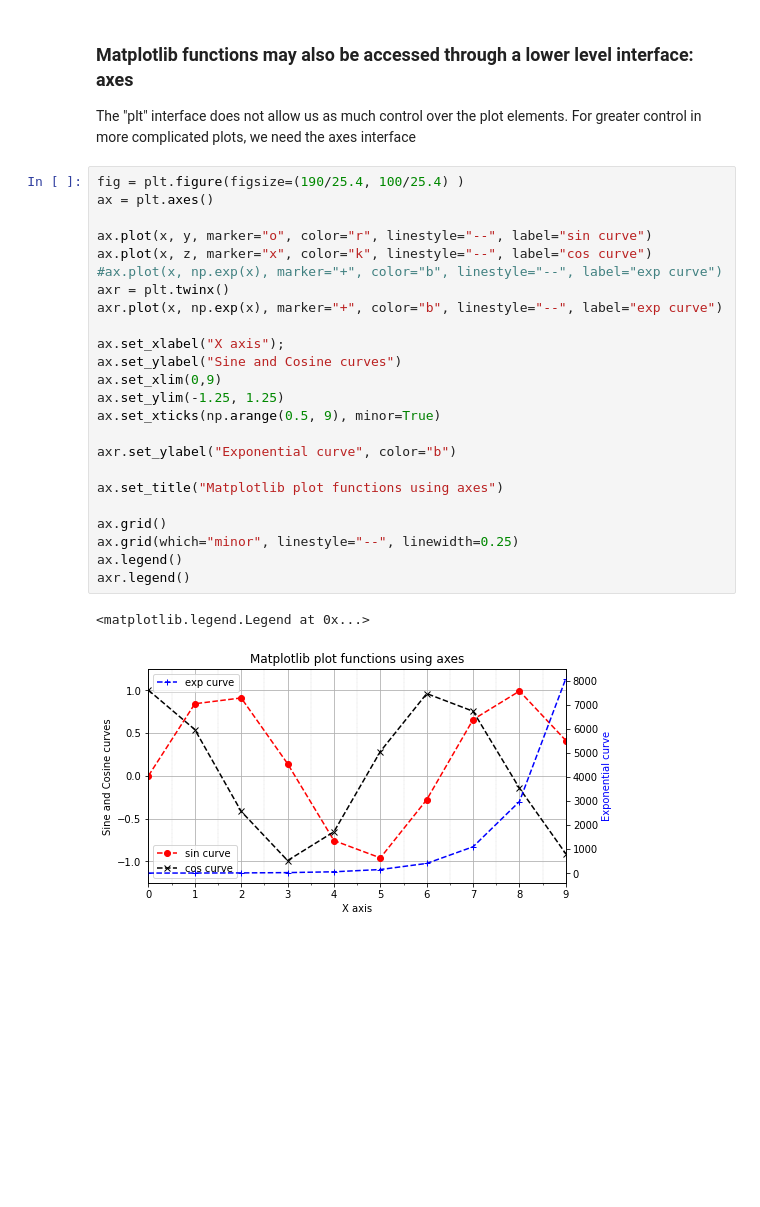
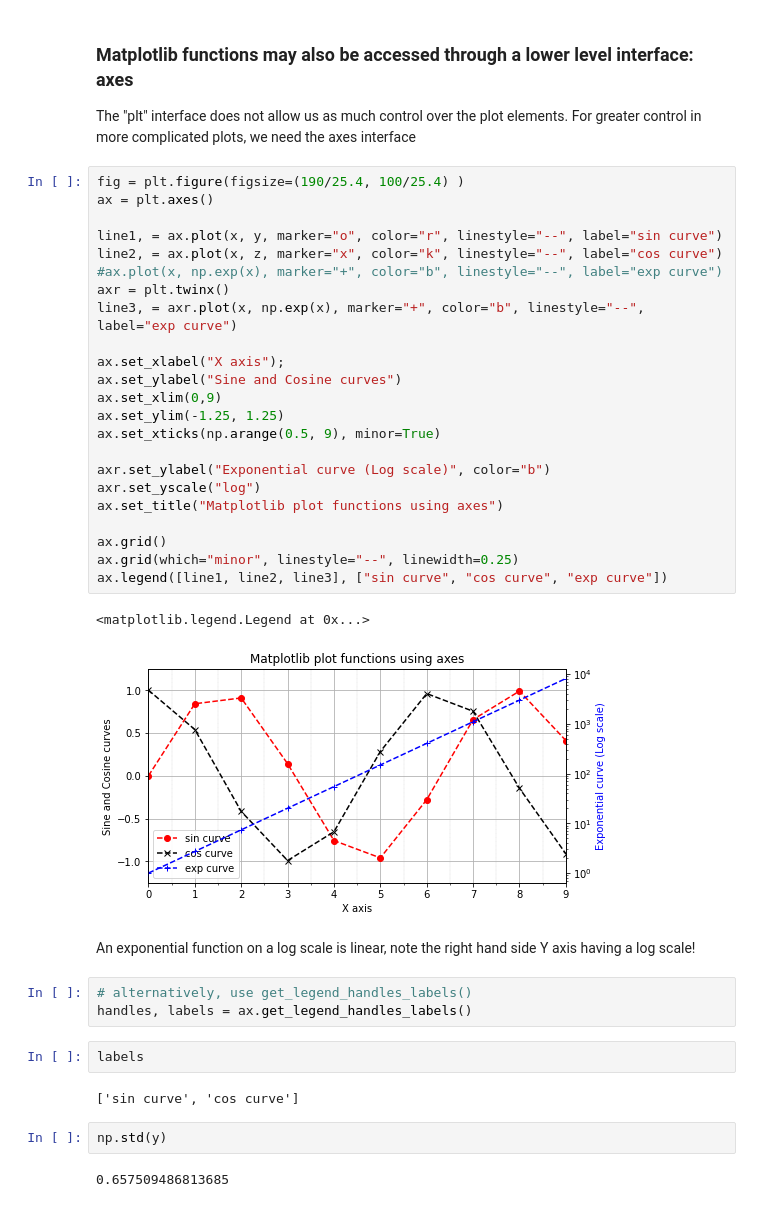
Before and after one commit to adityarn/MAR440_PythonModule, a Jupyter notebook: 03_Matplotlib.ipynb, the cells around one changed output. Cells and saved outputs as stored; diff of their text form; blank space fills up the shorter version.

```diff
--- a/03_Matplotlib.ipynb
+++ b/03_Matplotlib.ipynb
@@ -59,27 +39,39 @@ The "plt" interface does not allow us as much control over the plot elements. Fo
 # %%
 fig = plt.figure(figsize=(190/25.4, 100/25.4) )
 ax = plt.axes()
 
-ax.plot(x, y, marker="o", color="r", linestyle="--", label="sin curve")
-ax.plot(x, z, marker="x", color="k", linestyle="--", label="cos curve")
+line1, = ax.plot(x, y, marker="o", color="r", linestyle="--", label="sin curve")
+line2, = ax.plot(x, z, marker="x", color="k", linestyle="--", label="cos curve")
 #ax.plot(x, np.exp(x), marker="+", color="b", linestyle="--", label="exp curve")
 axr = plt.twinx()
-axr.plot(x, np.exp(x), marker="+", color="b", linestyle="--", label="exp curve")
+line3, = axr.plot(x, np.exp(x), marker="+", color="b", linestyle="--", label="exp curve")
 
 ax.set_xlabel("X axis");
 ax.set_ylabel("Sine and Cosine curves")
 ax.set_xlim(0,9)
 ax.set_ylim(-1.25, 1.25)
 ax.set_xticks(np.arange(0.5, 9), minor=True)
 
-axr.set_ylabel("Exponential curve", color="b")
-
+axr.set_ylabel("Exponential curve (Log scale)", color="b")
+axr.set_yscale("log")
 ax.set_title("Matplotlib plot functions using axes")
 
 ax.grid()
 ax.grid(which="minor", linestyle="--", linewidth=0.25)
-ax.legend()
-axr.legend()
+ax.legend([line1, line2, line3], ["sin curve", "cos curve", "exp curve"])
 # %% [output]
 <matplotlib.legend.Legend at 0x...>
-[figure, old version]
+[figure, new version]
+# %% [markdown]
+An exponential function on a log scale is linear, note the right hand side Y axis having a log scale!
+# %%
+# alternatively, use get_legend_handles_labels()
+handles, labels = ax.get_legend_handles_labels()
+# %%
+labels
+# %% [output]
+['sin curve', 'cos curve']
+# %%
+np.std(y)
+# %% [output]
+0.657509486813685
```
Also changed, not shown: parts of 20 cells of this notebook.
